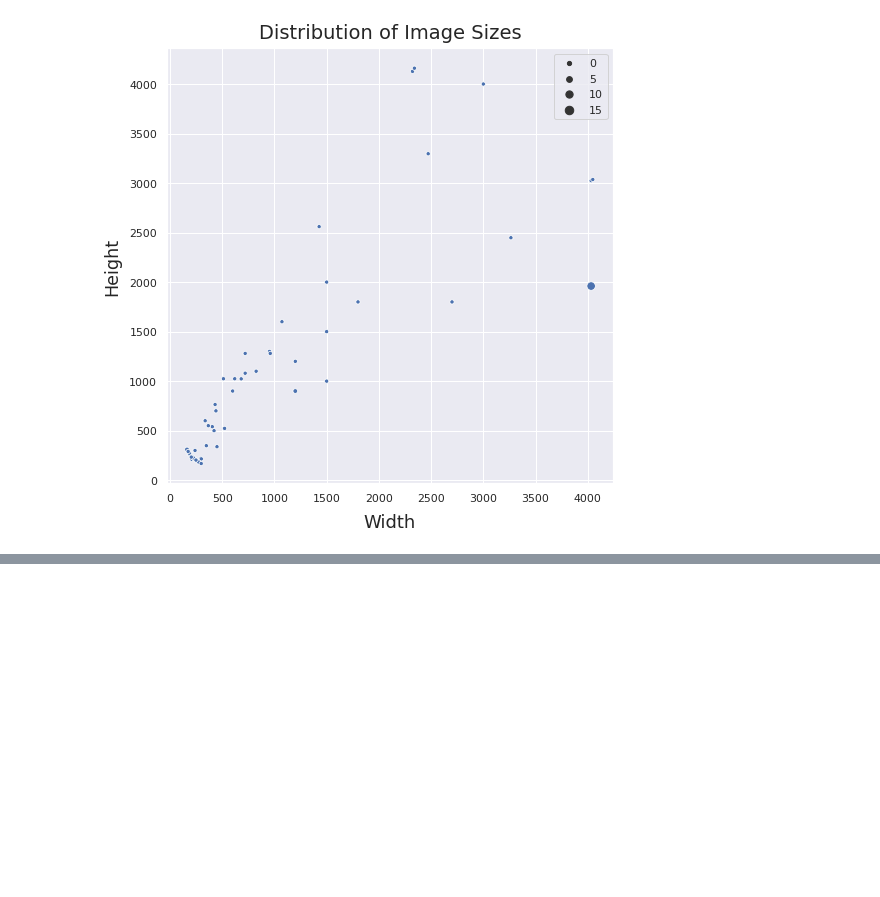
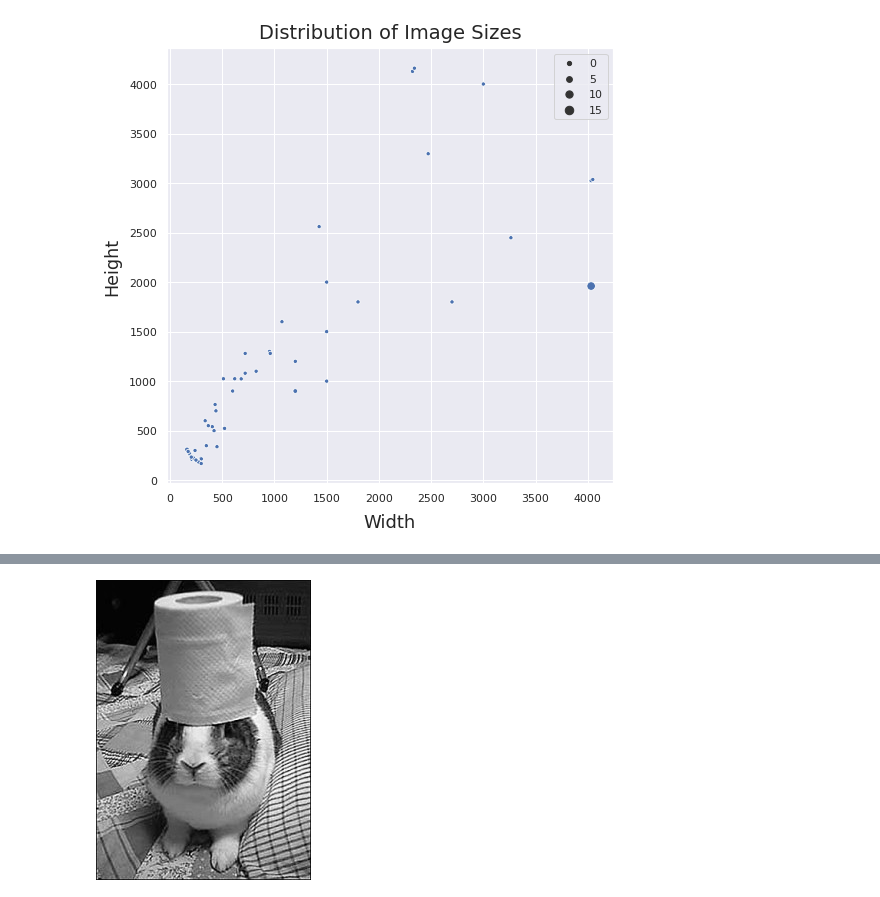
Before and after one commit to GL7526/ObjectDetection1, a Jupyter notebook: Obj_detect_2_1.ipynb, the cells around one changed output, grey strips where cells are left out. Cells and saved outputs as stored; diff of their text form; code cells hidden in the pictures; blank space fills up the shorter version.

```diff
--- a/Obj_detect_2_1.ipynb
+++ b/Obj_detect_2_1.ipynb
@@ -301,0 +347,4 @@ Text(0, 0.5, 'Height')
+# %%
+luma = img_ycrcb[:,:,0]
+chroma_r = img_ycrcb[:,:,1]
+chroma_b = img_ycrcb[:,:,2]
@@ -301,0 +357,4 @@ Text(0, 0.5, 'Height')
+# %%
+cv2_imshow(luma)
+# %% [output]
+[figure, added]
```
Also changed, not shown: parts of 17 cells of this notebook.
